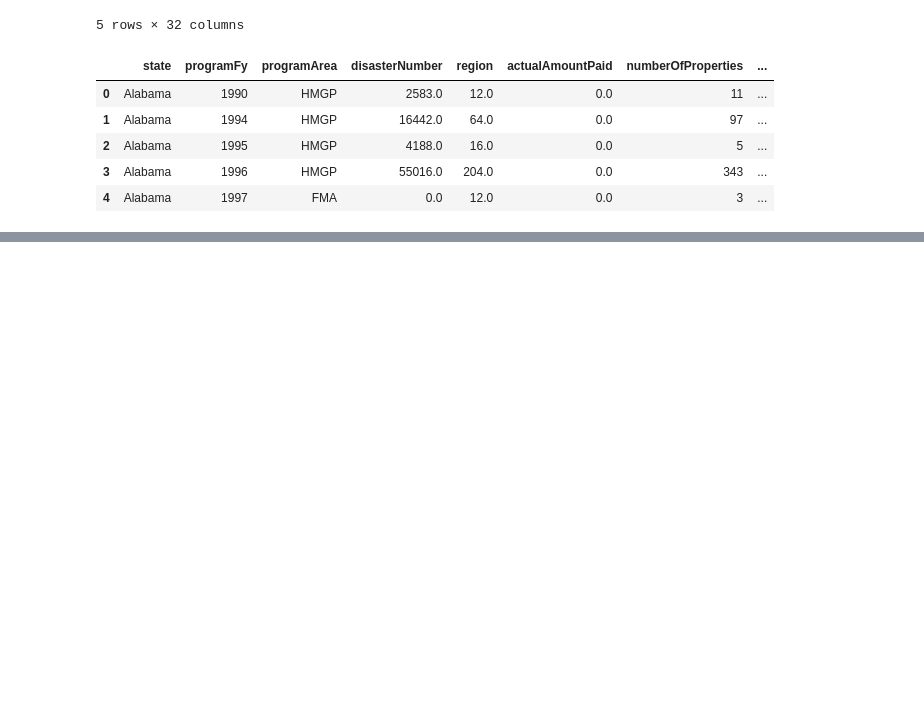
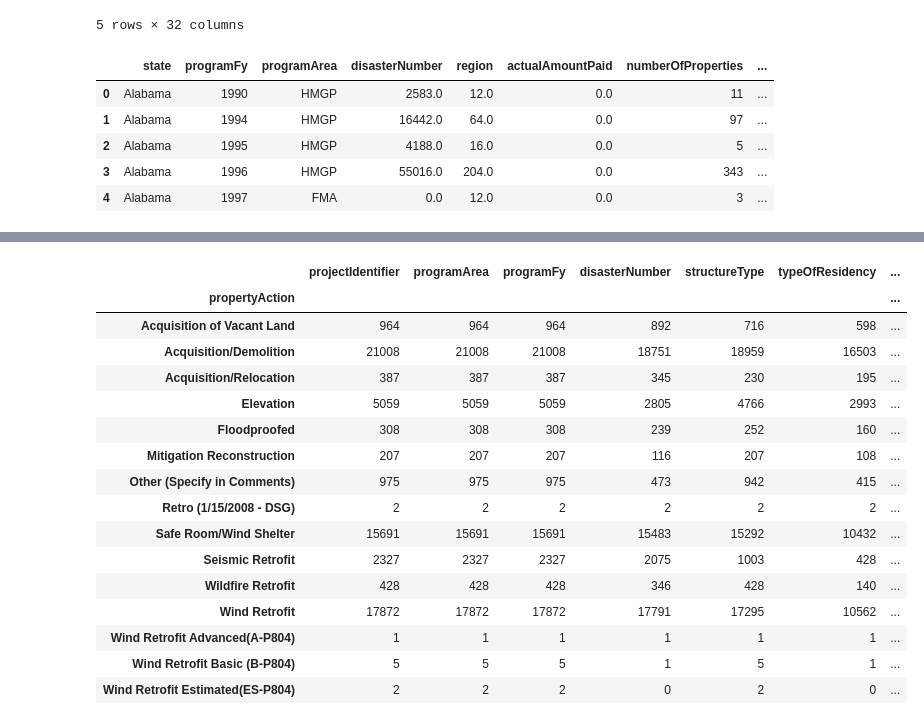
Before and after one commit to RafaelBackx/InformationVisualisation2023, a Jupyter notebook: Data/Analysis-Preprocessing/fema_preprocessing.ipynb, the cells around one changed output, grey strips where cells are left out. Drawn from its saved outputs; the diff is of its cells as text; code cells hidden in the pictures; blank space fills up the shorter version.

```diff
--- a/Data/Analysis-Preprocessing/fema_preprocessing.ipynb
+++ b/Data/Analysis-Preprocessing/fema_preprocessing.ipynb
@@ -54,0 +75,20 @@ df_properties = pd.read_json('../preprocessed-fema-properties.json')
+# %%
+df_properties.groupby('propertyAction').count()
+# %% [output]
+|  | projectIdentifier | programArea | programFy | disasterNumber | structureType | typeOfResidency | ... |
+| propertyAction |  |  |  |  |  |  | ... |
+| Acquisition of Vacant Land | 964 | 964 | 964 | 892 | 716 | 598 | ... |
+| Acquisition/Demolition | 21008 | 21008 | 21008 | 18751 | 18959 | 16503 | ... |
+| Acquisition/Relocation | 387 | 387 | 387 | 345 | 230 | 195 | ... |
+| Elevation | 5059 | 5059 | 5059 | 2805 | 4766 | 2993 | ... |
+| Floodproofed | 308 | 308 | 308 | 239 | 252 | 160 | ... |
+| Mitigation Reconstruction | 207 | 207 | 207 | 116 | 207 | 108 | ... |
+| Other (Specify in Comments) | 975 | 975 | 975 | 473 | 942 | 415 | ... |
+| Retro (1/15/2008 - DSG) | 2 | 2 | 2 | 2 | 2 | 2 | ... |
+| Safe Room/Wind Shelter | 15691 | 15691 | 15691 | 15483 | 15292 | 10432 | ... |
+| Seismic Retrofit | 2327 | 2327 | 2327 | 2075 | 1003 | 428 | ... |
+| Wildfire Retrofit | 428 | 428 | 428 | 346 | 428 | 140 | ... |
+| Wind Retrofit | 17872 | 17872 | 17872 | 17791 | 17295 | 10562 | ... |
+| Wind Retrofit Advanced(A-P804) | 1 | 1 | 1 | 1 | 1 | 1 | ... |
+| Wind Retrofit Basic (B-P804) | 5 | 5 | 5 | 1 | 5 | 1 | ... |
+| Wind Retrofit Estimated(ES-P804) | 2 | 2 | 2 | 0 | 2 | 0 | ... |
```
Also changed, not shown: parts of 2 cells of this notebook, 8 other files.
